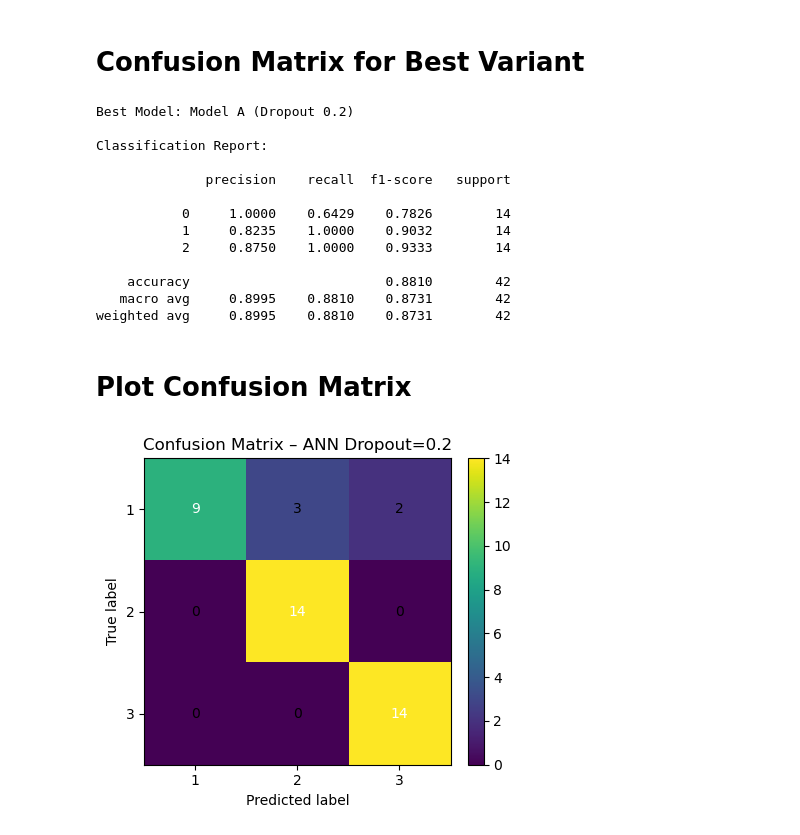
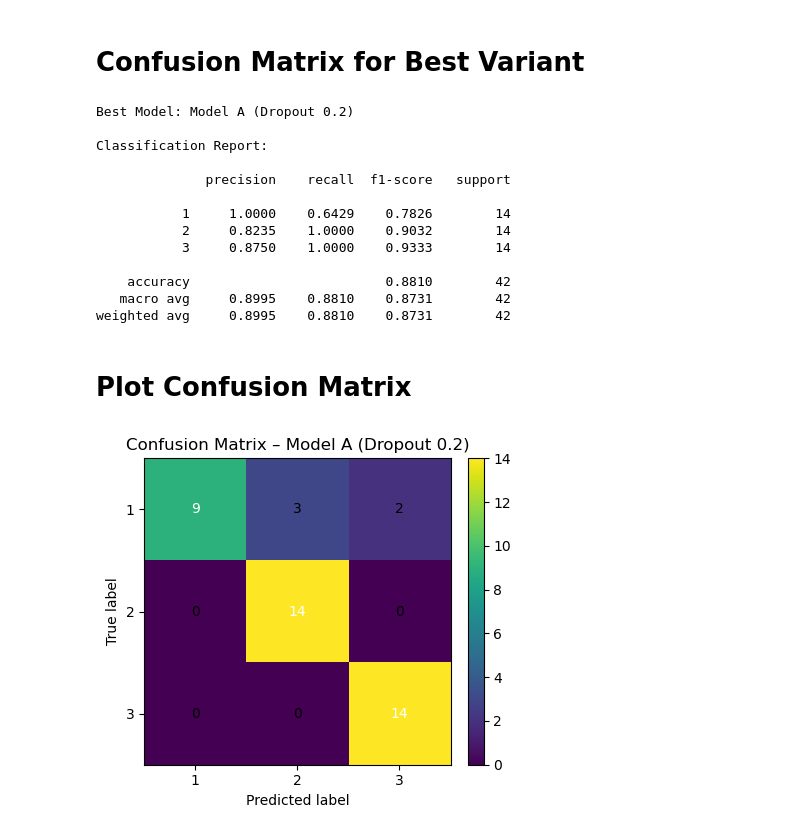
Before and after one commit to RenanSdeSilva/-UNFC-seeds-ann-project, a Jupyter notebook: notebooks/seeds_ann.ipynb, the cells around one changed output. Saved outputs shown, nothing was run; the diff lists cells and outputs as text; code cells hidden in the pictures.

```diff
--- a/notebooks/seeds_ann.ipynb
+++ b/notebooks/seeds_ann.ipynb
@@ -257,7 +257,7 @@ print(df.isna().sum())
 
 # Separate features and target
 X = df.drop("class", axis=1).values
-y = df["class"].values - 1
+y = df["class"].values
 
 # Train-test split (80/20), stratified, fixed random seed
 X_train, X_test, y_train, y_test = train_test_split(
@@ -389,7 +389,7 @@ def build_ann(
             ),
             keras.layers.Dropout(dropout_rate),
 
-            keras.layers.Dense(3, activation="softmax")
+            keras.layers.Dense(4, activation="softmax")
         ])
 
     model.compile(
@@ -746,9 +744,9 @@ Classification Report:
 
               precision    recall  f1-score   support
 
-           0     1.0000    0.6429    0.7826        14
-           1     0.8235    1.0000    0.9032        14
-           2     0.8750    1.0000    0.9333        14
+           1     1.0000    0.6429    0.7826        14
+           2     0.8235    1.0000    0.9032        14
+           3     0.8750    1.0000    0.9333        14
 
     accuracy                         0.8810        42
    macro avg     0.8995    0.8810    0.8731        42
@@ -758,35 +756,35 @@ weighted avg     0.8995    0.8810    0.8731        42
 # %%
 classes_display = [1, 2, 3]  # for nicer axis labels
 
-cm = confusion_matrix(y_test, best_metrics["y_pred"], labels=[0, 1, 2])
+cm = confusion_matrix(y_test, best_metrics["y_pred"], labels=[1, 2, 3])
 
 
 plt.figure(figsize=(5, 4))
 im = plt.imshow(cm, interpolation="nearest")
-plt.title(f"Confusion Matrix – {best_name}")
+plt.title(f"Confusion Matrix – {best_model_name}")
 plt.colorbar(im, fraction=0.046, pad=0.04)
 
 tick_marks = np.arange(len(classes_display))
 plt.xticks(tick_marks, classes_display)
 plt.yticks(tick_marks, classes_display)
 
 plt.ylabel("True label")
 plt.xlabel("Predicted label")
 
 thresh = cm.max() / 2.0
 for i in range(cm.shape[0]):
     for j in range(cm.shape[1]):
         plt.text(
             j, i, cm[i, j],
             horizontalalignment="center",
             verticalalignment="center",
             color="white" if cm[i, j] > thresh else "black"
         )
 
 plt.tight_layout()
 plt.show()
 # %% [output]
-[figure, old version]
+[figure, new version]
 # %% [markdown]
 ## Final Evaluation on the Test Set
 
```
Also changed, not shown: parts of 5 cells of this notebook, 1 other file.
